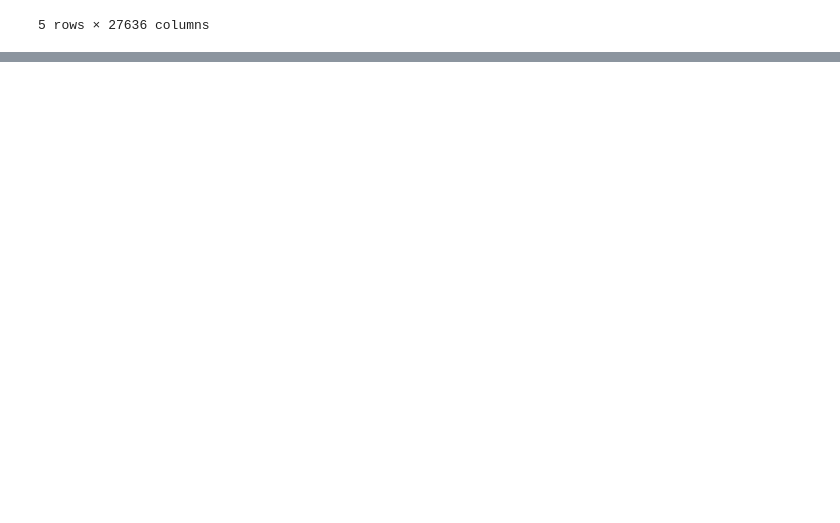
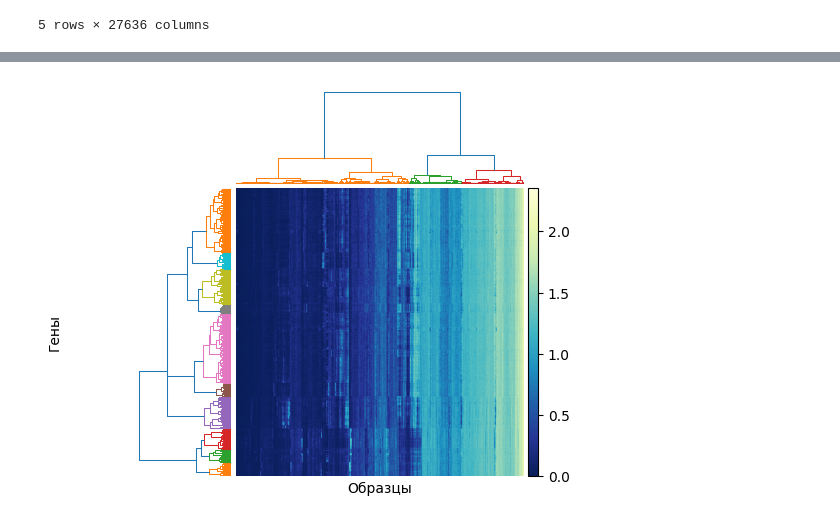
Before and after one commit to Wisley1/Genes_ITMO_FALL23, a Jupyter notebook: reading_files.ipynb, the cells around one changed output, grey strips where cells are left out. Saved outputs shown, nothing was run; the diff lists cells and outputs as text; code cells hidden in the pictures; blank space fills up the shorter version.

```diff
--- a/reading_files.ipynb
+++ b/reading_files.ipynb
@@ -58,0 +88,16 @@ df.head()
+# %%
+def most_variable_rows(data, *, n=1500):
+# Вычислить дисперсию вдоль оси столбцов
+  rowvar = np.var(data, axis=1)
+# Получить отсортированные индексы (в порядке возрастания), взять последние n
+  sort_indices = np.argsort(rowvar)[-n:]
+# Использовать в качестве индекса для данных
+  variable_data = data[sort_indices, :]
+  return variable_data
+# %%
+from scipy.cluster.hierarchy import linkage
+def bicluster(data, linkage_method='average', distance_metric='correlation'):
+
+  y_rows = linkage(data, method=linkage_method, metric=distance_metric)
+  y_cols = linkage(data.T, method=linkage_method, metric=distance_metric)
+  return y_rows, y_cols
@@ -58,0 +147,9 @@ df.head()
+# %%
+counts = df.iloc[1:,:].values.astype(float)
+counts_log = np.log(counts + 1)
+counts_var = most_variable_rows(counts_log, n=1500)
+yr, yc = bicluster(counts_var, linkage_method='ward',
+distance_metric='euclidean')
+plot_bicluster(counts_var, yr, yc)
+# %% [output]
+[figure, added]
```
Also changed, not shown: parts of 5 cells of this notebook.
